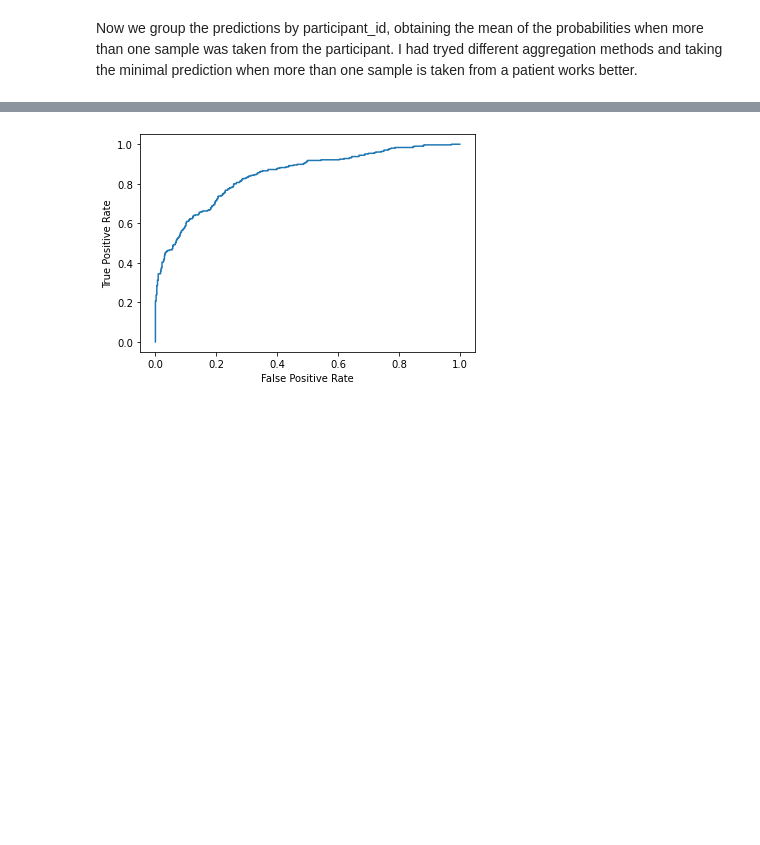
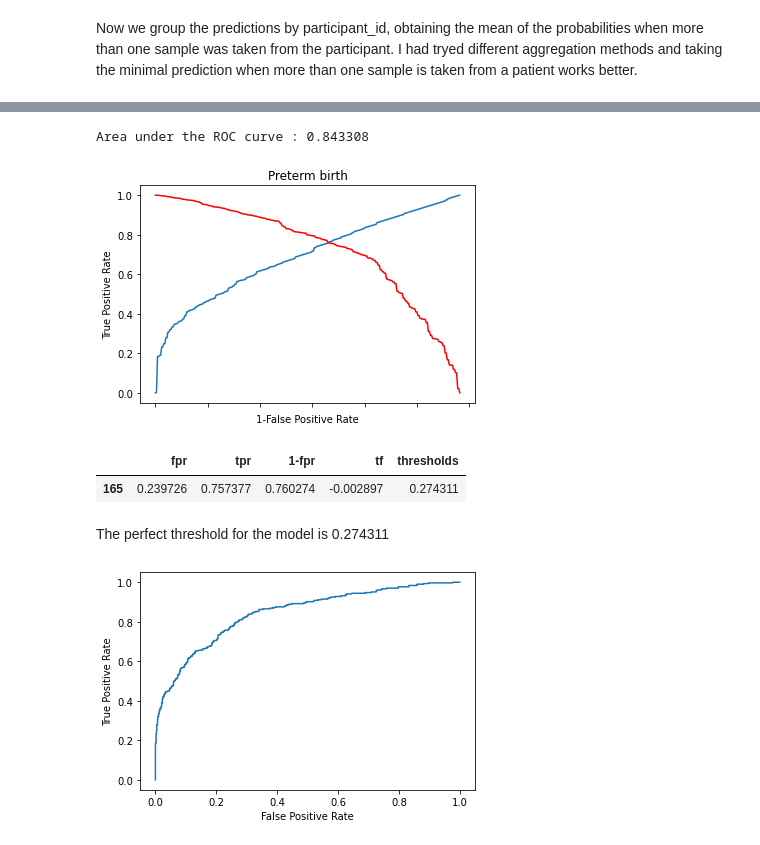
Before and after one commit to AlonsoFelipeRuiz/Preterm, a Jupyter notebook: Preterm_models.ipynb, the cells around one changed output, grey strips where cells are left out. Drawn from its saved outputs; the diff is of its cells as text; code cells hidden in the pictures; blank space fills up the shorter version.

```diff
--- a/Preterm_models.ipynb
+++ b/Preterm_models.ipynb
@@ -259,3 +231,40 @@ sns.histplot(y_test, x="prediction_prob", hue="was_preterm")
+# %%
+import statsmodels.api as sm
+import pylab as pl
+from sklearn.metrics import roc_curve, auc
+
+
+fpr, tpr, thresholds =roc_curve(y_test["was_preterm"],  y_test["prediction_prob"])
+roc_auc = auc(fpr, tpr)
+print("Area under the ROC curve : %f" % roc_auc)
+
+####################################
+# The optimal cut off would be where tpr is high and fpr is low
+# tpr - (1-fpr) is zero or near to zero is the optimal cut off point
+####################################
+i = np.arange(len(tpr)) # index for df
+roc = pd.DataFrame({'fpr' : pd.Series(fpr, index=i),'tpr' : pd.Series(tpr, index = i), '1-fpr' : pd.Series(1-fpr, index = i), 'tf' : pd.Series(tpr - (1-fpr), index = i), 'thresholds' : pd.Series(thresholds, index = i)})
+roc.iloc[(roc.tf-0).abs().argsort()[:1]]
+
+# Plot tpr vs 1-fpr
+fig, ax = pl.subplots()
+pl.plot(roc['tpr'])
+pl.plot(roc['1-fpr'], color = 'red')
+pl.xlabel('1-False Positive Rate')
+pl.ylabel('True Positive Rate')
+pl.title('Preterm birth')
+ax.set_xticklabels([])
+pl.show()
+# %% [output]
+Area under the ROC curve : 0.843308
+[figure, added]
+# %%
+roc.iloc[(roc.tf-0).abs().argsort()[:1]]
+# %% [output]
+|  | fpr | tpr | 1-fpr | tf | thresholds |
+| 165 | 0.239726 | 0.757377 | 0.760274 | -0.002897 | 0.274311 |
+# %% [markdown]
+The perfect threshold for the model is 0.274311
 # %%
 fpr, tpr, _ = metrics.roc_curve(y_test["was_preterm"],  y_test["prediction_prob"])
 #create ROC curve
```
Also changed, not shown: parts of 19 cells of this notebook.
